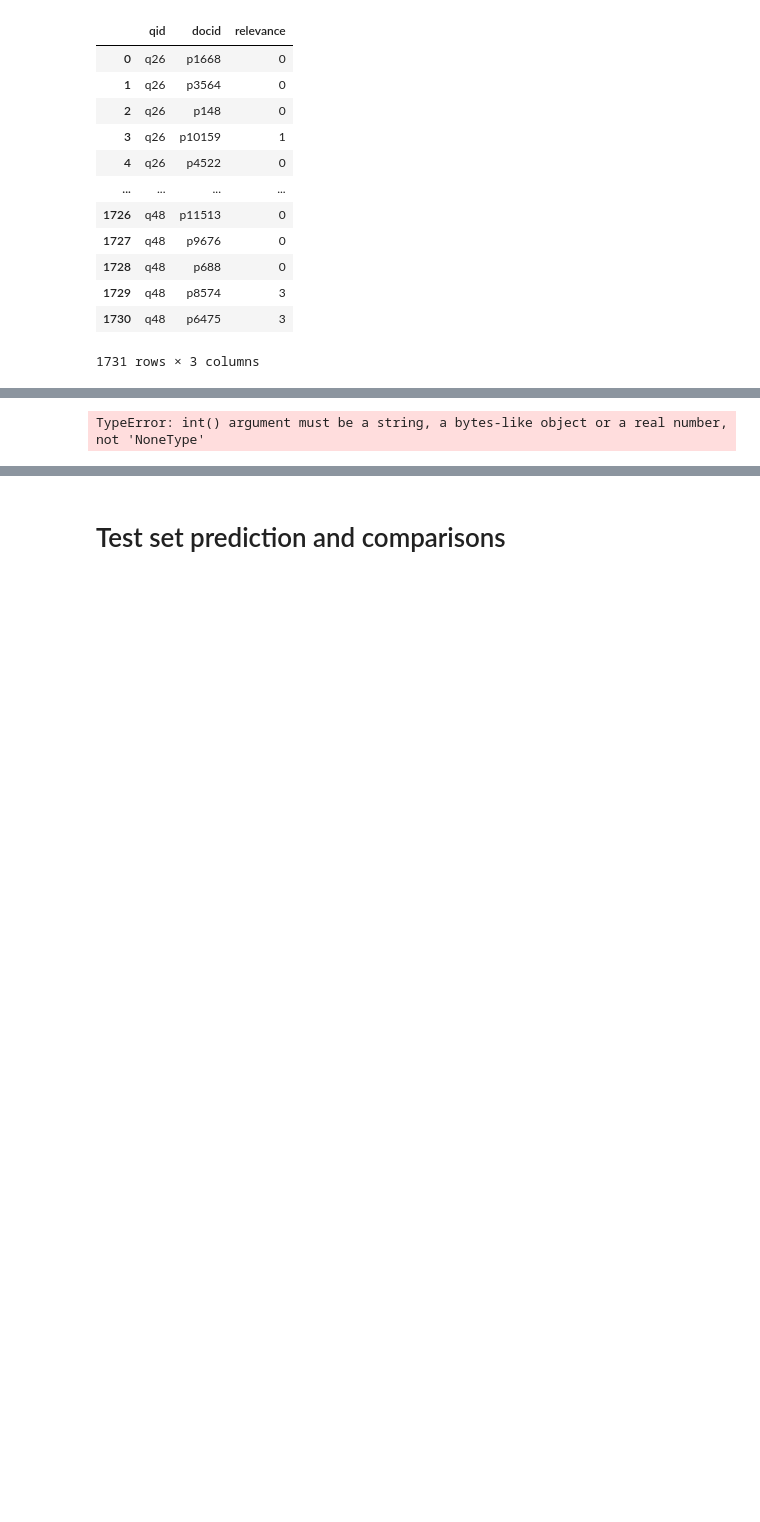
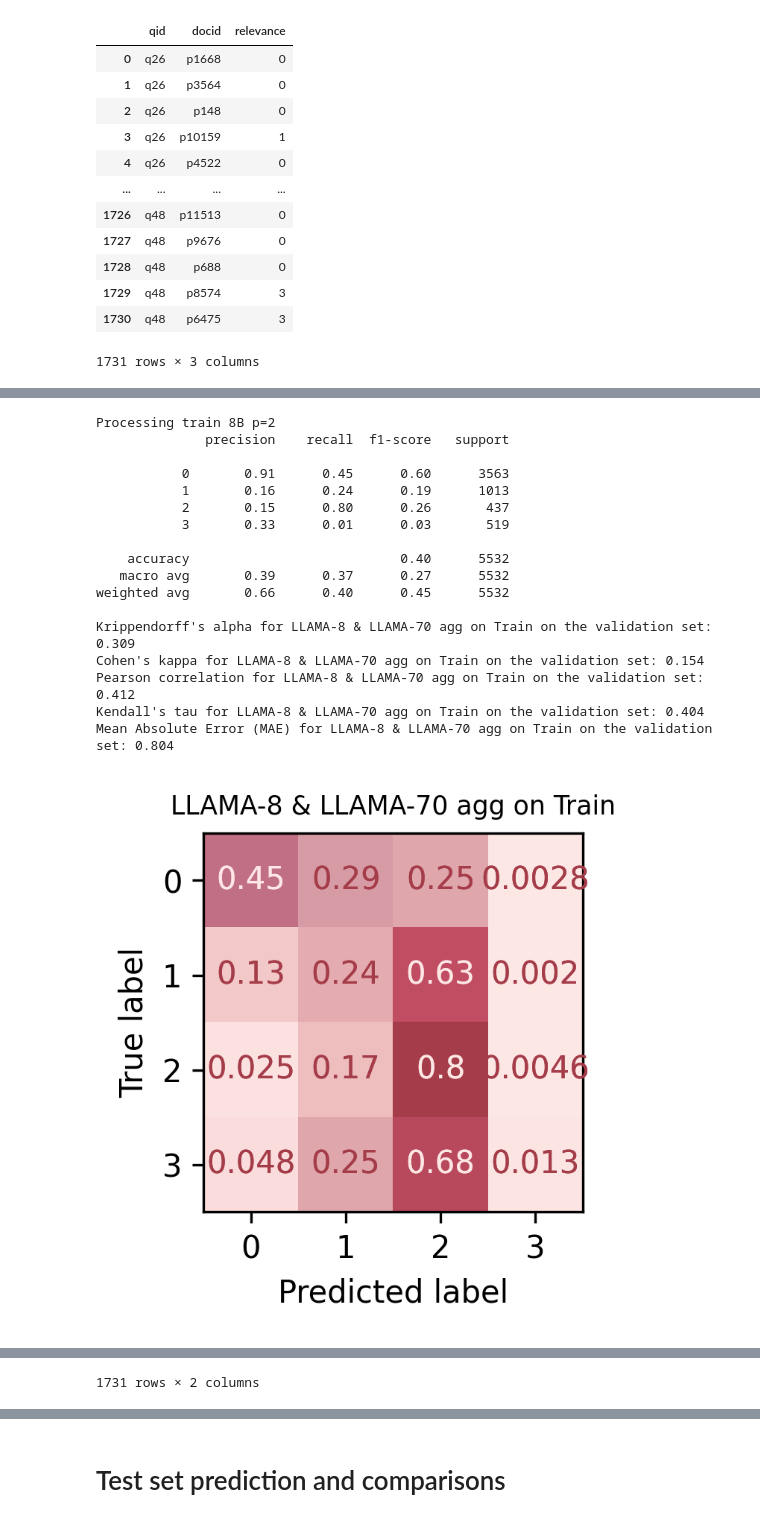
Before and after one commit to Zendelo/LLM-Relevance, a Jupyter notebook: Parsing.ipynb, the cells around one changed output, grey strips where cells are left out. Saved outputs shown, nothing was run; the diff lists cells and outputs as text; code cells hidden in the pictures; blank space fills up the shorter version.

```diff
--- a/Parsing.ipynb
+++ b/Parsing.ipynb
@@ -94,7 +123,9 @@ def parse_json_predictions(raw_output_df, rsplit=False) -> pd.DataFrame:
 
 
 def parse_text_predictions(raw_output_df) -> pd.DataFrame:
-    return raw_output_df.assign(predicted=raw_output_df['prediction'].str.extract(r'(\d+)').fillna(0).astype(int)).drop(
+    # extract the first match of a digit between 0 and 3
+    return raw_output_df.assign(
+        predicted=raw_output_df['prediction'].str.extract(r'([0-3])').fillna(0).astype(int)).drop(
         columns=['prediction'])
 
 
@@ -177,22 +210,47 @@ Mean Absolute Error (MAE) for LLAMA-8 agg on val on the validation set: 0.887
 # %%
-def read_non_binary_predictions(val_df, models=('8', '70'), title='LLAMA-8 & LLAMA-70 agg') -> pd.DataFrame:
+def read_non_binary_predictions(val_df, train_val, models=('8', '70'), title='LLAMA-8 & LLAMA-70 agg') -> pd.DataFrame:
     predictions = {}
     for model in models:
-        file_path = f'llm_raw_output/raw_output_rel_p-1-dev_Meta-Llama-3-{model}B-Instruct_*.tsv'
+        file_path = f'llm_raw_output/raw_output_rel_p-1-{train_val}_Meta-Llama-3-{model}B-Instruct_*.tsv'
         df_files = glob(file_path)
         predictions[f'{model}-p_1'] = \
             read_predictions_df(df_files, val_df, rsplit=True, format='text').set_index(['qid', 'docid'])['predicted']
-        for p, rsplit in zip(range(2, 5), [False, True, True]):
-            file_path = f'llm_raw_output/raw_output_rel_p-{p}-dev_Meta-Llama-3-{model}B-Instruct_*.tsv'
+        for p, rsplit in zip(range(2, 3), [False, True, True]):
+            print(f'Processing {train_val} {model}B p={p}')
+            file_path = f'llm_raw_output/raw_output_rel_p-{p}-{train_val}_Meta-Llama-3-{model}B-Instruct_*.tsv'
             df_files = glob(file_path)
             predictions[f'{model}-p_{p}'] = \
                 read_predictions_df(df_files, val_df, rsplit=rsplit, format='json').set_index(['qid', 'docid'])[
                     'predicted']
     agg_df = pd.concat(predictions, axis=1)
+    _cols = agg_df.shape[1]
+    median_agg_df = agg_df.median(1).round(0).astype(int)
+    median_agg_df.name = 'predicted'
+    median_agg_df = val_df.set_index(['qid', 'docid']).join(median_agg_df, on=['qid', 'docid'])
+    eval_predictions(median_agg_df, f'{title} on {train_val.capitalize()}', true_col='relevance',
+                     predicted_col='predicted')
     return agg_df
 
 
-agg_df_graded = read_non_binary_predictions(val_qrel_df)
-agg_df_graded
+train_agg_df_graded = read_non_binary_predictions(train_qrel_df, 'train', models=['8'])
+val_agg_df_graded = read_non_binary_predictions(val_qrel_df, 'val', models=['8'])
+val_agg_df_graded.sort_values('8-p_1', ascending=False)
 # %% [output]
-TypeError: int() argument must be a string, a bytes-like object or a real number, not 'NoneType'
+Processing train 8B p=2
+              precision    recall  f1-score   support
+
+           0       0.91      0.45      0.60      3563
+           1       0.16      0.24      0.19      1013
+           2       0.15      0.80      0.26       437
+           3       0.33      0.01      0.03       519
+
+    accuracy                           0.40      5532
+   macro avg       0.39      0.37      0.27      5532
+weighted avg       0.66      0.40      0.45      5532
+
+Krippendorff's alpha for LLAMA-8 & LLAMA-70 agg on Train on the validation set: 0.309
+Cohen's kappa for LLAMA-8 & LLAMA-70 agg on Train on the validation set: 0.154
+Pearson correlation for LLAMA-8 & LLAMA-70 agg on Train on the validation set: 0.412
+Kendall's tau for LLAMA-8 & LLAMA-70 agg on Train on the validation set: 0.404
+Mean Absolute Error (MAE) for LLAMA-8 & LLAMA-70 agg on Train on the validation set: 0.804
+[figure, added]
@@ -199 +288,2 @@ TypeError: int() argument must be a string, a bytes-like object or a real number
+1731 rows × 2 columns
 # %%
```
Also changed, not shown: parts of 7 cells of this notebook.
